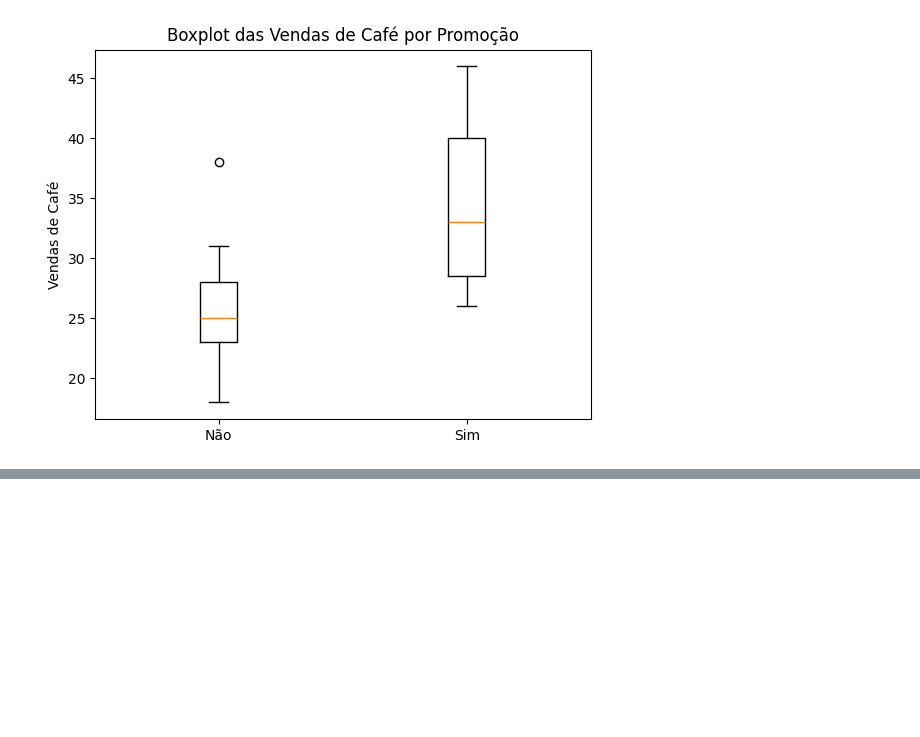
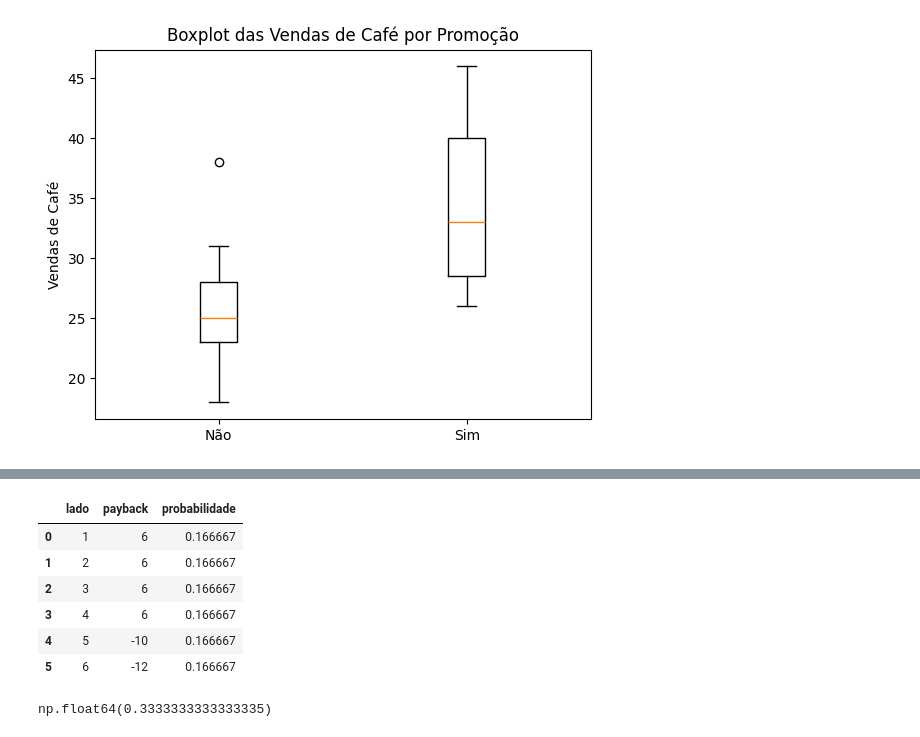
Before and after one commit to moreira-and/learn, a Jupyter notebook: bootcamp_cientista_dados_xpe/modules/module_2_statistics_for_data_science/material/module_2_my_notes.ipynb, the cells around one changed output, grey strips where cells are left out. Cells and saved outputs as stored; diff of their text form; code cells hidden in the pictures; blank space fills up the shorter version.

```diff
--- a/bootcamp_cientista_dados_xpe/modules/module_2_statistics_for_data_science/material/module_2_my_notes.ipynb
+++ b/bootcamp_cientista_dados_xpe/modules/module_2_statistics_for_data_science/material/module_2_my_notes.ipynb
@@ -210,0 +278,17 @@ plt.show()
+# %%
+df_dado = pd.DataFrame({'lado':[1,2,3,4,5,6],'payback':[6,6,6,6,-10,-12],'probabilidade':[1/6,1/6,1/6,1/6,1/6,1/6]})
+df_dado
+# %% [output]
+|  | lado | payback | probabilidade |
+| 0 | 1 | 6 | 0.166667 |
+| 1 | 2 | 6 | 0.166667 |
+| 2 | 3 | 6 | 0.166667 |
+| 3 | 4 | 6 | 0.166667 |
+| 4 | 5 | -10 | 0.166667 |
+| 5 | 6 | -12 | 0.166667 |
+# %%
+# Multiplicando no eixo 1 (colunas) e somando
+resultado = (df_dado['probabilidade']*df_dado['payback'])
+resultado.sum()
+# %% [output]
+np.float64(0.3333333333333335)
```
Also changed, not shown: parts of 23 cells of this notebook, 4 other files.
